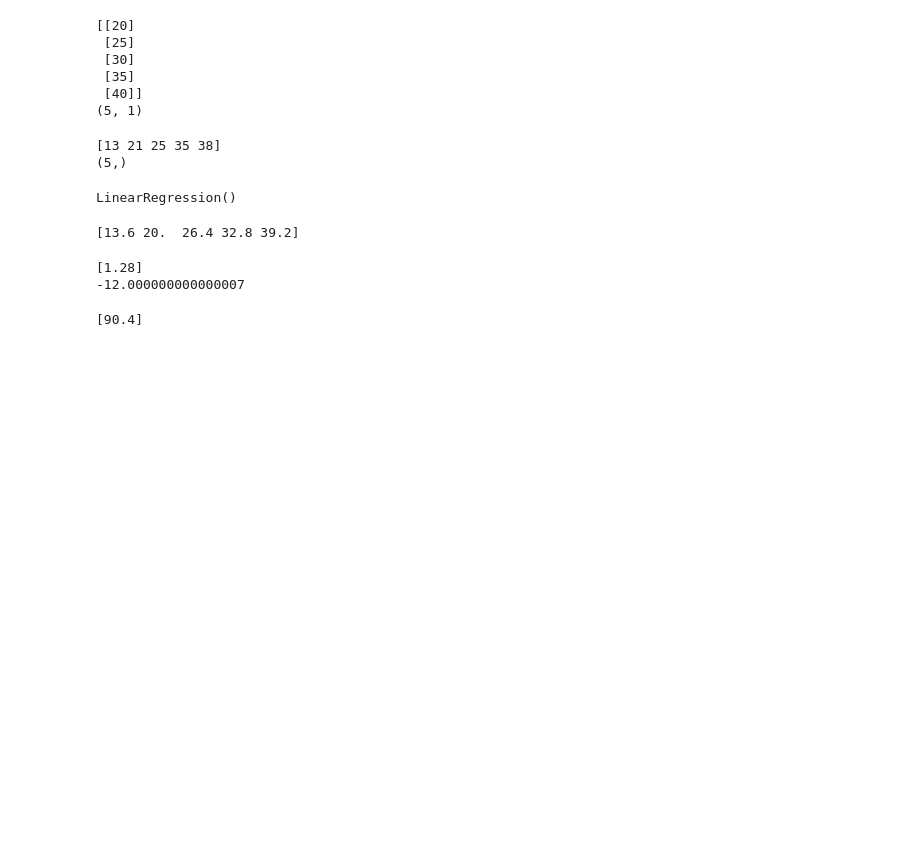
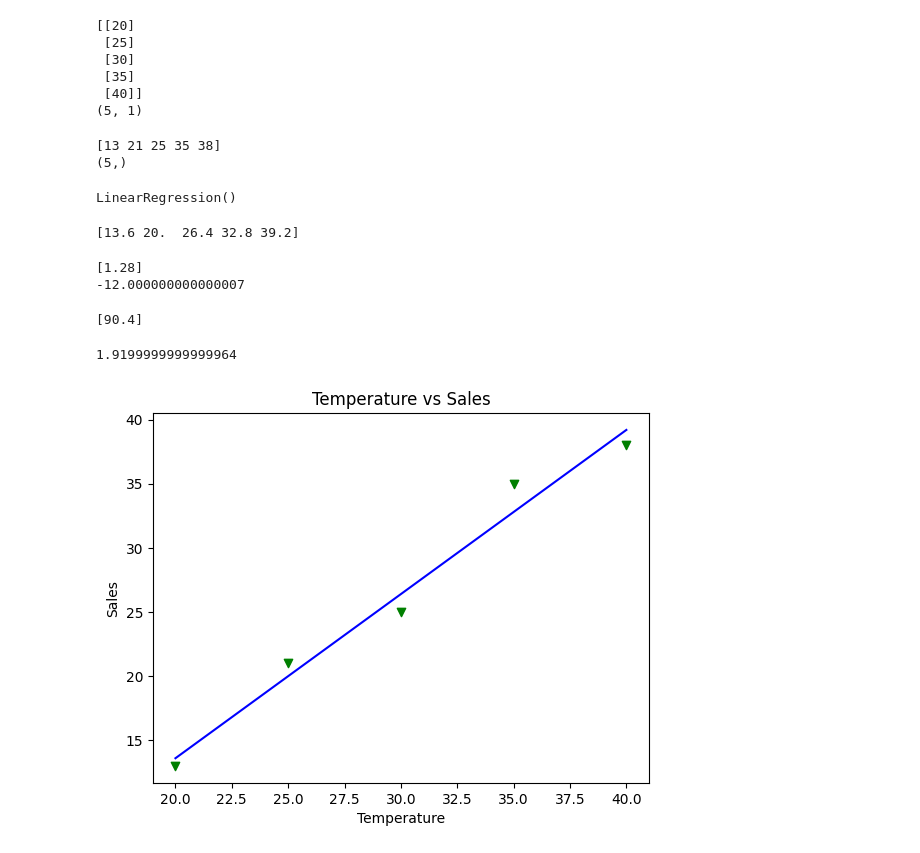
Before and after one commit to Olu-ML/Olu, a Jupyter notebook: ML_Day_09.ipynb, the cells around one changed output. Saved outputs shown, nothing was run; the diff lists cells and outputs as text; code cells hidden in the pictures; blank space fills up the shorter version.

```diff
--- a/ML_Day_09.ipynb
+++ b/ML_Day_09.ipynb
@@ -50,3 +50,18 @@ newoutput = model.predict([[80]])
 print(newoutput)
 # %% [output]
 [90.4]
+# %%
+# mean square value
+mse = mean_squared_error(y,y_pred)
+print(mse)
+# %% [output]
+1.9199999999999964
+# %%
+plt.scatter(temp, sale, marker="v", color = "g")
+plt.plot(temp, y_pred, color="b")
+plt.xlabel("Temperature")
+plt.ylabel("Sales")
+plt.title("Temperature vs Sales")
+plt.show()
+# %% [output]
+[figure, added]
```
